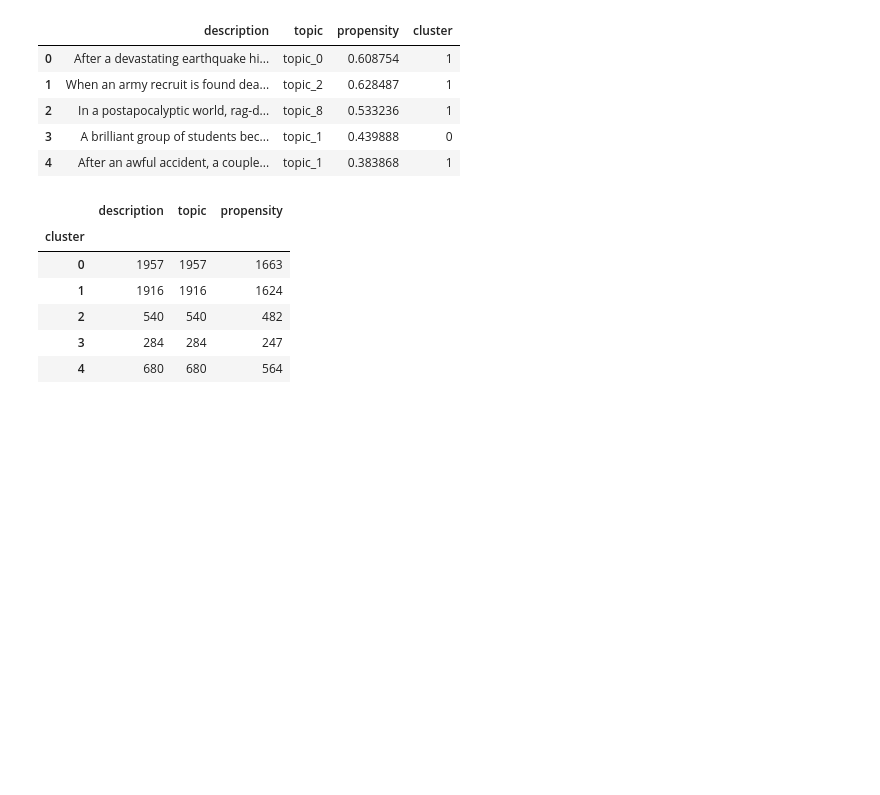
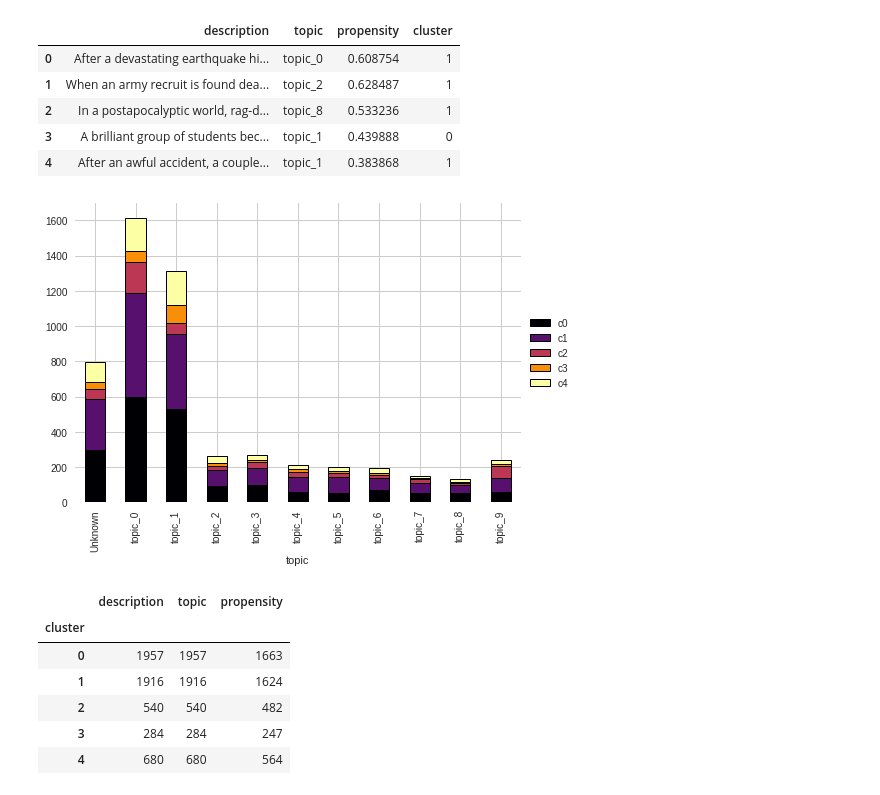
Before and after one commit to sksvineeth/Text_and_clustering, a Jupyter notebook: Text_clustering.ipynb, the cells around one changed output. Cells and saved outputs as stored; diff of their text form; code cells hidden in the pictures; blank space fills up the shorter version.

```diff
--- a/Text_clustering.ipynb
+++ b/Text_clustering.ipynb
@@ -793,6 +788,22 @@ df_for_h_visual.head()
 | 2 | In a postapocalyptic world, rag-d... | topic_8 | 0.533236 | 1 |
 | 3 | A brilliant group of students bec... | topic_1 | 0.439888 | 0 |
 | 4 | After an awful accident, a couple... | topic_1 | 0.383868 | 1 |
+# %%
+df_histo = df_for_h_visual.groupby(['topic','cluster']).count().reset_index()
+df_histo = df_histo.pivot(index='topic', columns='cluster', values='description')
+df_histo.columns = ["c0", "c1", "c2", "c3","c4"]
+
+ax = df_histo.plot.bar(stacked=True,   colormap='inferno', edgecolor='black', linewidth=1)
+
+ax.legend(loc='center left', bbox_to_anchor=(1.0, .5))
+ax.spines['top'].set_visible(False)
+ax.spines['right'].set_visible(False)
+ax.spines['bottom'].set_visible(False)
+ax.spines['left'].set_visible(False)
+
+plt.show()
+# %% [output]
+[figure, added]
 # %%
 df_for_h_visual.groupby('cluster').count()
 #b =df_for_h_visual[['cluster','topic']].groupby(['cluster','topic']).count()\
```
Also changed, not shown: parts of 2 cells of this notebook.
